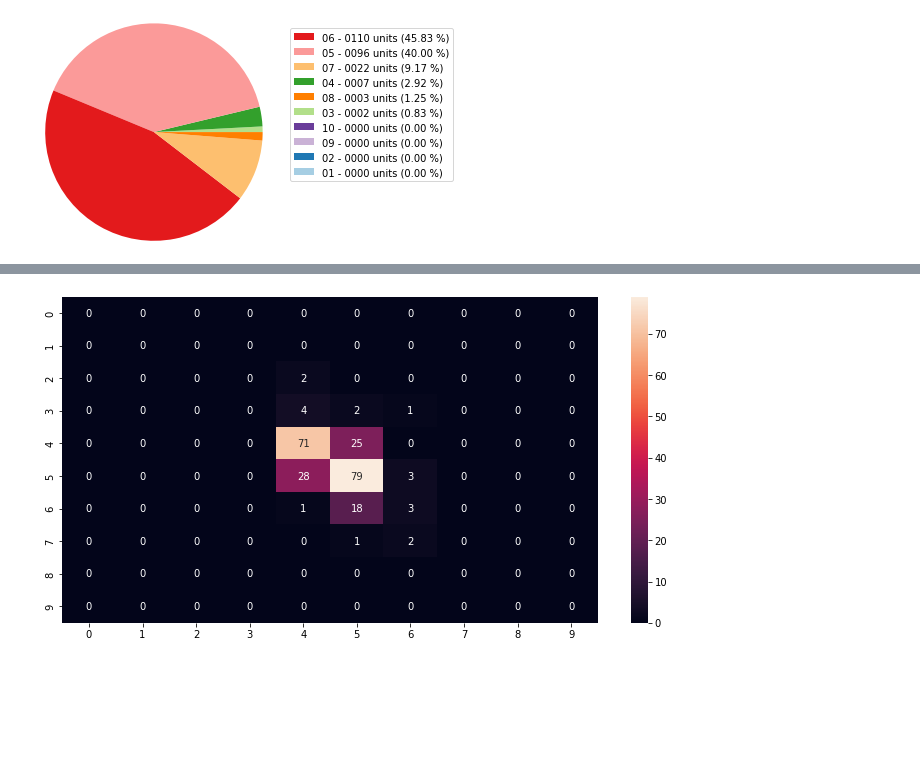
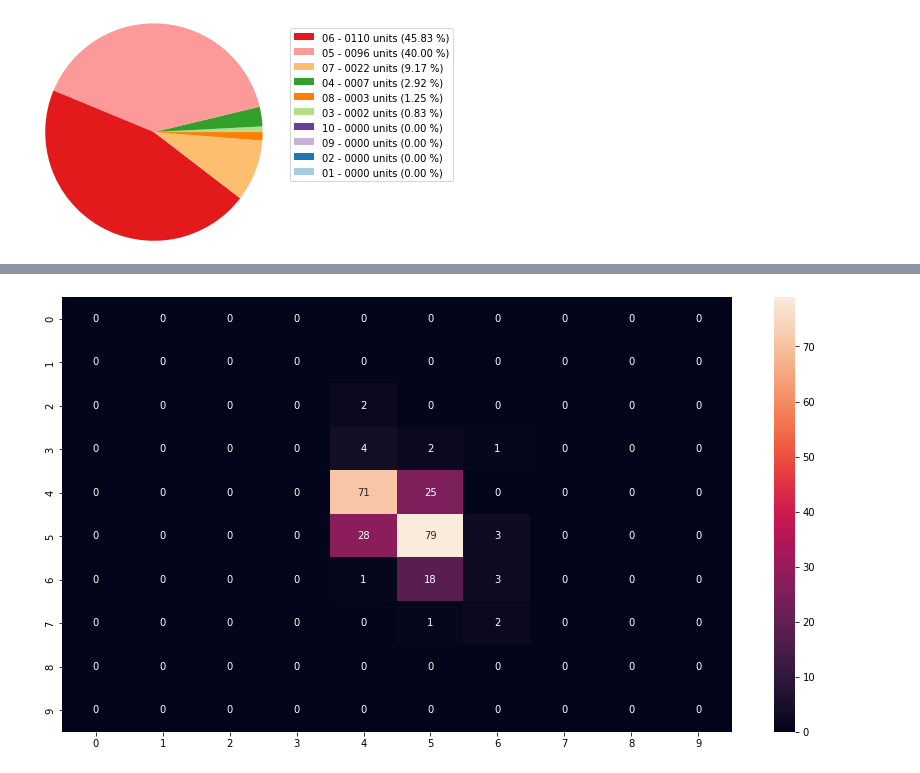
Before and after one commit to Howard-O-Neil/CL-PUB, a Jupyter notebook: notebook/softmax_winequality.ipynb, the cells around one changed output, grey strips where cells are left out. Drawn from its saved outputs; the diff is of its cells as text; code cells hidden in the pictures; blank space fills up the shorter version.

```diff
--- a/notebook/softmax_winequality.ipynb
+++ b/notebook/softmax_winequality.ipynb
@@ -233,10 +215,10 @@ plt.show()
 # %%
 cm = confusion_matrix(y_test, \
     make_prediction(x_test, final_w, final_b), \
     labels=[1, 2, 3, 4, 5, 6, 7, 8, 9, 10])
 
-plt.figure(figsize = (12,6))
+plt.figure(figsize = (15,8))
 sb.heatmap(cm, annot=True, fmt='g')
 plt.show()
 # %% [output]
-[figure, old version]
+[figure, new version]
```
Also changed, not shown: parts of 5 cells of this notebook.
